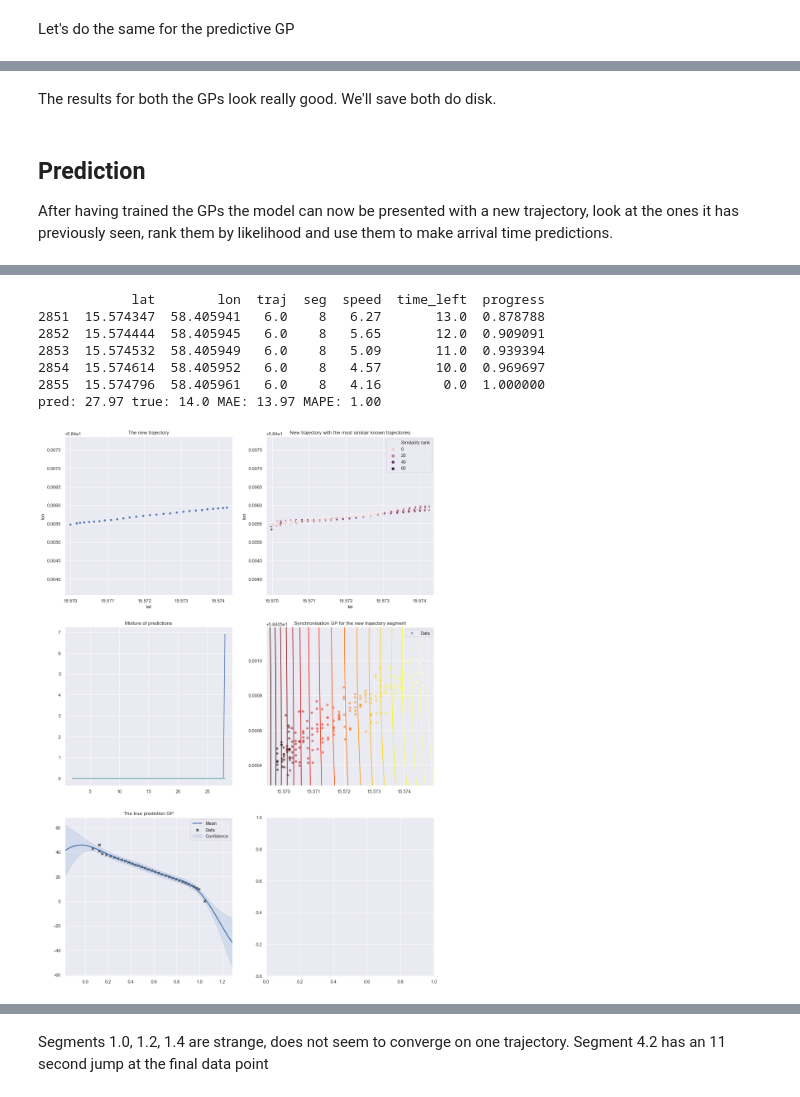
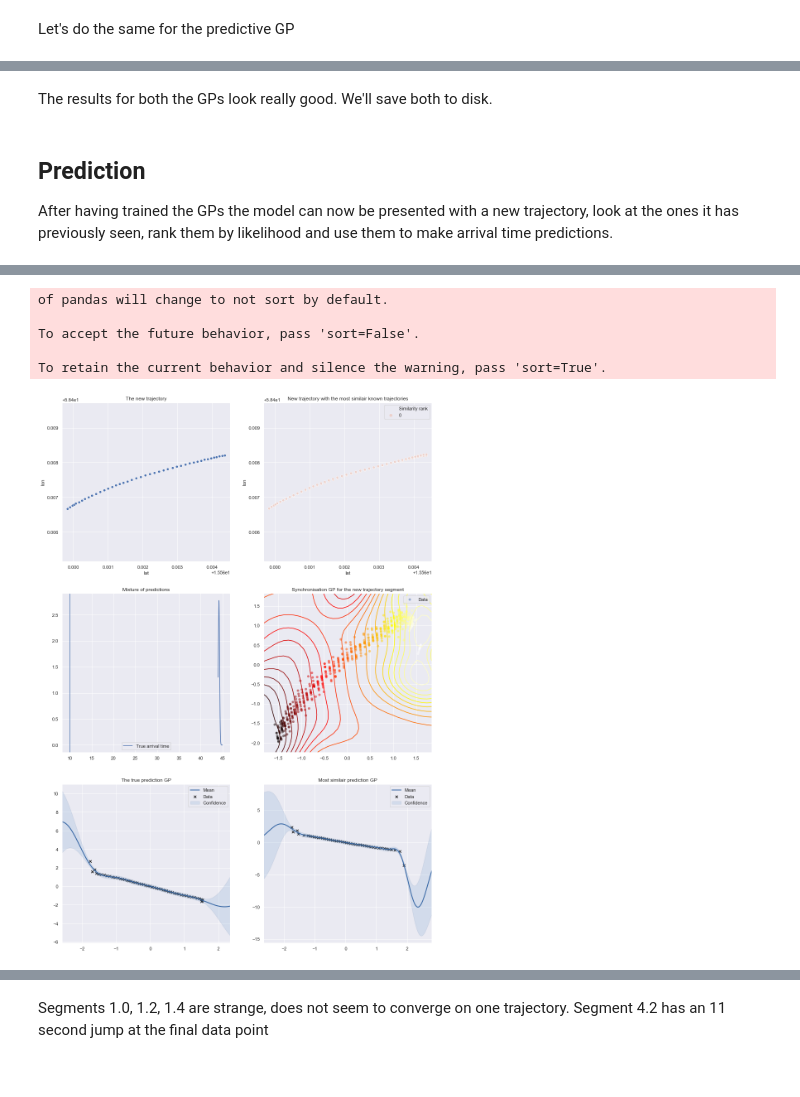
Before and after one commit to M20190649/TDDE19-bus-arrival-time, a Jupyter notebook: GP/Arrival Time Prediction 4 - Prediction.ipynb, the cells around one changed output, grey strips where cells are left out. Drawn from its saved outputs; the diff is of its cells as text; code cells hidden in the pictures.

```diff
--- a/GP/Arrival Time Prediction 4 - Prediction.ipynb
+++ b/GP/Arrival Time Prediction 4 - Prediction.ipynb
@@ -2,20 +2,18 @@
 # Arrival Time Prediction - Prediction
 This is the fourth and final notebook on GP regression for arrival time prediction. In this notebook we will finally make the predictions and take a look at the the residuals. First off we'll do the usual import stuff, and load the test data together with the synchonisation GPs trained in the previous notebook.
 # %%
-import gpflow
 import numpy as np
 import matplotlib.pyplot as plt
 import matplotlib
 import seaborn as sns
 import pandas as pd
 import scipy.stats as stats
-from sklearn.preprocessing import scale
 import time
 import pickle
-import tensorflow as tf
 import gp_gpy as gp
 import plot
 import GPy
+
 LIKELIHOOD_MODEL = 'likelihood-v1'
 PREDICTION_MODEL = 'predict-v1'
 sns.set(style="darkgrid")
@@ -25,14 +23,10 @@ route_n = 3 # all data used currently is from route 3
 n_segs = train.seg.unique()
 train.head()
 
-def synch_data(synch_gp, data):
-    latlon  = ['lat', 'lon']
-    X = data[latlon].values
+def synch_traj(synch_gp, data):
+    X = data[['lat', 'lon']].values
     tau, _var = gp.predict(synch_gp, X)
-    synched_data = data.copy()
-    synched_data['tau'] = tau
-    synched_data.drop(latlon, axis=1)
-    return synched_data
+    return data.assign(tau=tau.reshape(tau.shape[0]))
 # %% [markdown]
 ## Training
 The first step is to be able to compare a new trajectoy to trajectories trained on. To do this we fit a GP for the function $f : \tau \mapsto \mathcal{R}^2$ for each segment in each trajectory, which is the inverse of the synchronisation function. This will be used to compute the likelihood of a new trajectory once it has been synchronised, and then we can predict with the learned traectories that best explain it.
@@ -201,5 +133,5 @@ for lik_model, pred_model in traj_one_gps.values():
 # %% [markdown]
-The results for both the GPs look really good. We'll save both do disk.
+The results for both the GPs look really good. We'll save both to disk.
 # %%
 for models in traj_gps.values():
     for lik_model, pred_model in models.values():
@@ -211,24 +143,28 @@ After having trained the GPs the model can now be presented with a new trajector
 # %%
 import matplotlib.pyplot as plt
 from scipy.stats import norm
+import math
 
 def plot_likelihood_models(models_by_loglik, synched_traj):
     X = synched_traj[['tau']].values
-
     def to_df(m, i):
         df = pd.DataFrame(gp.predict(m, X)[0], columns=['lat' ,'lon'])
         df['Similarity rank'] = i
         return df
 
+    print([(m[0].route_n, m[0].traj_n, m[0].seg_n) for m in models_by_loglik])
+
     n_models = len(models_by_loglik)
-    dfs = [to_df(mloglik[0], n_models-i) for mloglik, i in zip(models_by_loglik, range(n_models))]
+    dfs = [to_df(mloglik[0], i) for mloglik, i in zip(models_by_loglik, range(n_models))]
     traj_df = synched_traj.copy()
     traj_df['Similarity rank'] = 0
     plt_df = pd.concat([traj_df] + dfs)
+
     sns.scatterplot(data=plt_df, x='lat', y='lon', hue='Similarity rank', ax=axs[0, 1])
     axs[0, 1].set_title('New trajectory with the most similair known trajectories')
     axs[0, 1].set_aspect('equal', 'datalim')
     center_axs(axs[0, 1], synched_traj, ['lat', 'lon'])
+
 
 def center_axs(ax, data, XY):
     ax.set_xlim(data[XY[0]].min()*0.99999, data[XY[0]].max()*1.00001)
@@ -241,7 +177,6 @@ def mogp(traj, synch_gp, route_n, seg_n, plot):
             mu, sigma = gp.predict(model, x.reshape(1, 1))
             return -0.5*(y-mu)*np.linalg.inv(sigma)*(y-mu).T \
                     -0.5*np.log(np.abs(sigma))
-
         return np.sum([loglik(x, y) for x, y in zip(X, Y)])
 
     def make_prediction(model, data):
@@ -259,9 +194,10 @@ def mogp(traj, synch_gp, route_n, seg_n, plot):
         """
         X = synched_traj[['tau']].values
         Y = synched_traj[['lat', 'lon']].values
-        n_models_to_use = 50
+        n_models_to_use = 1
         models_with_loglik = [(m, data_loglik(m, X, Y)) for m in models]
-        models_by_loglik = sorted(models_with_loglik, key=lambda mw: mw[1], reverse=True)[0:n_models_to_use]
+        models_by_loglik = sorted(models_with_loglik, key=lambda mw: mw[1], reverse=True)[:n_models_to_use]
+        print([m[1] for m in models_by_loglik])
         max_loglik = models_by_loglik[0][1]
 
         if plot:
@@ -269,28 +205,38 @@ def mogp(traj, synch_gp, route_n, seg_n, plot):
 
         return [(m, np.exp(loglik - max_loglik)) for m, loglik in models_by_loglik]
 
-    synched_traj = synch_data(synch_gp, traj)
+    synched_traj = synch_traj(synch_gp, traj)
     lik_models = gp.load_trajs(LIKELIHOOD_MODEL, route_n, seg_n)
     lik_models_with_weights = weighted_models(synched_traj, lik_models)
     pred_models_with_weights = [(corresponding_pred_model(lik_m), w) for lik_m, w in lik_models_with_weights]
+    print('Most similair model', lik_models_with_weights[0][0].route_n, lik_models_with_weights[0][0].traj_n, lik_models_with_weights[0][0].seg_n)
+
+    if plot:
+        pred_models_with_weights[0][0].model.plot(ax=axs[2, 1])
+        axs[2, 1].set_title('Most similair prediction GP')
+
     latest_tau = synched_traj.iloc[-1][['tau']].values.reshape(1, 1)
     mean_var_weights = [gp.predict(m, latest_tau) + (w,) for m, w in pred_models_with_weights]
     return mean_var_weights
 
-def predict(traj, synch_gp, route_n, seg_n, plot=False):
+def predict(traj, synch_gp, route_n, seg_n, arrival_time=None, plot=False):
     mean_var_weights = mogp(traj, synch_gp, route_n, seg_n, plot)
     if plot:
         sort = sorted(mean_var_weights, key=lambda mvw: mvw[0])
-        xmin = np.floor(float(sort[0][0]-sort[0][1]*3))
+        xmin = max(0, np.floor(float(sort[0][0]-sort[0][1]*3)))
         xmax = np.ceil(float(sort[-1][0]+sort[-1][1]*3))
-        n = 100
+        n = 200
         xx = np.linspace(xmin, xmax, n)
         yy = [] # use for mixture mode
         for mean, var, w in mean_var_weights:
-            y = w*scipy.stats.norm.pdf(xx, float(mean), np.sqrt(float(var)))
+            y = w*norm.pdf(xx, float(mean), np.sqrt(float(var)))
             yy.append(y)
             axs[1,0].plot(xx, y)
         axs[1,0].set_title('Mixture of predictions')
+
+        if arrival_time:
+            axs[1,0].axvline(x=arrival_time, label='True arrival time')
+            axs[1,0].legend()
 
     models_by_similarity = sorted(mean_var_weights, key=lambda p: p[2], reverse=True)
     mode_model = int(np.ceil(np.argmax(yy)/n)-1)
@@ -305,21 +251,21 @@ if plot:
 
 test = train # pd.read_pickle('test.pkl')
 n_test_trajs = test.traj.unique()
-traj_n = n_test_trajs[4]
+traj_n = n_test_trajs[0]
 test_traj = test[test.traj == traj_n]
-seg_ix = 6
+seg_ix = 4
 seg_n = test_traj.seg.unique()[seg_ix]
 test_seg = test_traj[test_traj.seg == seg_n]
 def predict_seg_with_plots(seg, route_n, traj_n, seg_n):
-    i = test_seg.index[-1]-5 #np.random.randint(test_seg.index[0], test_seg.index[-1])
+    i = test_seg.index[-1]-10 #np.random.randint(test_seg.index[0], test_seg.index[-1])
     seg = seg[seg.index <= i]
     synch_gp = gp.load_synch(route_n, seg_n)
-    pred = predict(seg, synch_gp, route_n, seg_n, plot=True)
     true = seg.iloc[-1].time_left
-    #print(seg.tail())
+    pred = predict(seg, synch_gp, route_n, seg_n, true, plot=True)
     mae = float(np.abs(true-pred))
     mape = float(np.abs((true-pred)/true))
-    print(test_seg.tail())
+    print('true model', route_n, traj_n, seg_n)
+    print(seg.tail())
     print('pred:', f"{pred:.2f}", 'true:', float(true), 'MAE:', f"{mae:.2f}", 'MAPE:', f"{mape:.2f}")
 
     sns.scatterplot(data=seg, x='lat', y='lon', ax=axs[0, 0])
@@ -329,10 +275,10 @@ def predict_seg_with_plots(seg, route_n, traj_n, seg_n):
 
     synch_gp.model.plot(ax=axs[1,1])
     axs[1,1].set_title('Synchronisation GP for the new trajectory segment')
-
     pred_gp = gp.load(PREDICTION_MODEL, route_n, traj_n, seg_n)
     pred_gp.model.plot(ax=axs[2, 0])
     axs[2,0].set_title('The true prediction GP')
 
+#print(test_seg[['lat', 'lon']])
 predict_seg_with_plots(test_seg, route_n, traj_n, seg_n)
 # %% [output]
@@ -344,8 +296,6 @@ To retain the current behavior and silence the warning, pass 'sort=True'.
-            lat        lon  traj  seg  speed  time_left  progress
-2851  15.574347  58.405941   6.0    8   6.27       13.0  0.878788
-2852  15.574444  58.405945   6.0    8   5.65       12.0  0.909091
-2853  15.574532  58.405949   6.0    8   5.09       11.0  0.939394
-2854  15.574614  58.405952   6.0    8   4.57       10.0  0.969697
-2855  15.574796  58.405961   6.0    8   4.16        0.0  1.000000
-pred: 27.97 true: 14.0 MAE: 13.97 MAPE: 1.00
+of pandas will change to not sort by default.
+
+To accept the future behavior, pass 'sort=False'.
+
+To retain the current behavior and silence the warning, pass 'sort=True'.
-[figure, old version]
+[figure, new version]
```
Also changed, not shown: parts of 8 cells of this notebook, 3 other files.
